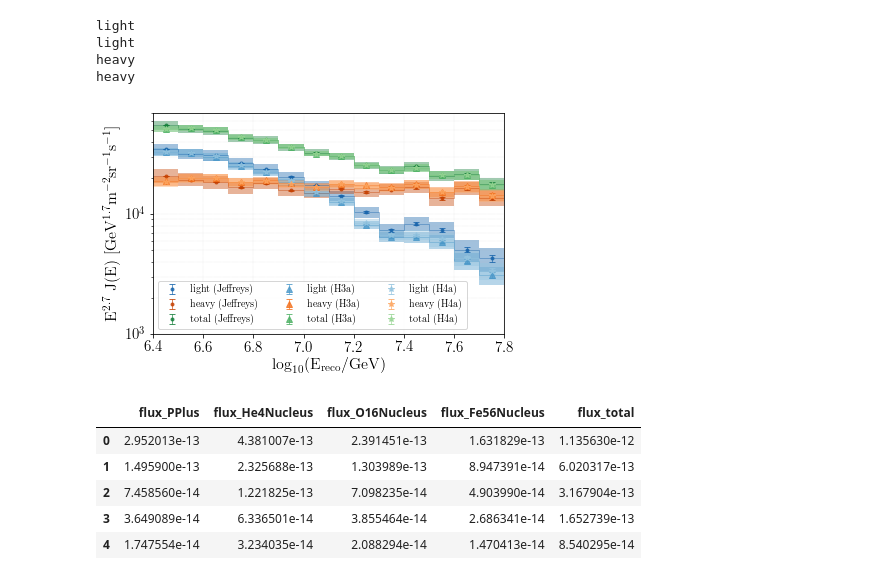
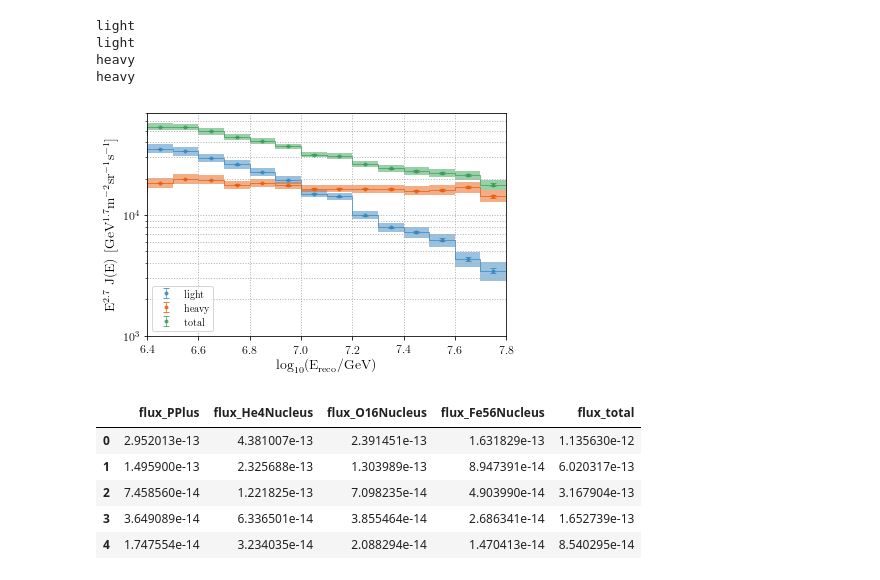
Before and after one commit to jrbourbeau/cr-composition, a Jupyter notebook: notebooks/spectrum-analysis.ipynb, the cells around one changed output. Drawn from its saved outputs; the diff is of its cells as text; code cells hidden in the pictures.

```diff
--- a/notebooks/spectrum-analysis.ipynb
+++ b/notebooks/spectrum-analysis.ipynb
@@ -281,8 +281,8 @@ anim.save(iter_unfold_outfile, dpi=300, writer='imagemagick')
 ### Plot comparison of final unfolded flux for different priors
 # %%
 # model_names = ['Jeffreys']
-# model_names = ['H4a']
-model_names = ['Jeffreys', 'H3a', 'H4a']
+model_names = ['H4a']
+# model_names = ['Jeffreys', 'H3a', 'H4a']
 # model_names = ['Jeffreys', 'h3a', 'Hoerandel5']
 # %% [markdown]
 Load 3-year analysis flux
@@ -350,7 +350,7 @@ for idx_model, model_name in enumerate(model_names):
 
     counts, counts_sys_err, counts_stat_err = {}, {}, {}
     for idx, composition in enumerate(comp_list):
-        counts[composition] = df_final_iter['n_c'][idx::num_groups]
+        counts[composition] = df_final_iter['unfolded'][idx::num_groups]
         counts_sys_err[composition] = df_final_iter['sys_err'][idx::num_groups]
         counts_stat_err[composition] = df_final_iter['stat_err'][idx::num_groups]
 
@@ -380,12 +380,13 @@ for idx_model, model_name in enumerate(model_names):
                                                      solid_angle=solid_angle)
 
         comp.plot_steps(energybins.log_energy_bins, flux, yerr=flux_err_sys,
-                            ax=ax, alpha=0.4, fillalpha=0.4,
+                            ax=ax, alpha=0.7, fillalpha=0.5,
                             color=color_dict_model[composition][idx_model])
 
         ax.errorbar(energybins.log_energy_midpoints, flux, yerr=flux_err_stat,
                     color=color_dict_model[composition][idx_model], ls='None', marker=marker_dict[model_name],
-                    label=composition + ' ({})'.format(model_name), alpha=0.8)
+                    label=composition, alpha=0.8)
+#                     label=composition + ' ({})'.format(model_name), alpha=0.8)
 
 
 # Add 3-year composition analysis flux for comparison
@@ -398,34 +399,34 @@ if plot_3yr:
                     ls='None', marker='*', color=color_dict[composition],
     #                 label='3-year ({})'.format(composition),
                     alpha=0.75)
 
 
 ax.set_yscale("log", nonposy='clip')
 ax.set_xlabel('$\mathrm{\log_{10}(E_{reco}/GeV)}$')
 ax.set_ylabel('$\mathrm{ E^{2.7} \ J(E) \ [GeV^{1.7} m^{-2} sr^{-1} s^{-1}]}$')
 
 # ax.set_xlim(6.4, 9.0)
 ax.set_xlim(6.4, 7.8)
 ax.set_ylim([1e3, 7e4])
 
 ax.grid(linestyle='dotted', which="both")
 ax.legend(loc='lower left', ncol=len(model_names), fontsize=10)
 # leg = plt.legend(loc='upper center', frameon=False,
 #           bbox_to_anchor=(0.5,  # horizontal
 #                           1.15),# vertical
 #           ncol=len(comp_list)+1, fancybox=False)
 
 if plot_3yr:
     flux_outfile = os.path.join(comp.paths.figures_dir, 'unfolding', config,
                                 'flux_{}-groups-3yr-comparison.png'.format(num_groups))
 else:
     flux_outfile = os.path.join(comp.paths.figures_dir, 'unfolding', config,
                                 'flux_{}-groups.png'.format(num_groups))
 comp.check_output_dir(flux_outfile)
 plt.savefig(flux_outfile)
 plt.show()
 # %% [output]
-[figure, old version]
+[figure, new version]
 # %%
 model_flux = comp.model_flux('H4a', energy=energybins.energy_midpoints,
                                                             num_groups=num_groups)
```
Also changed, not shown: parts of 1 cell of this notebook, 21 other files.
